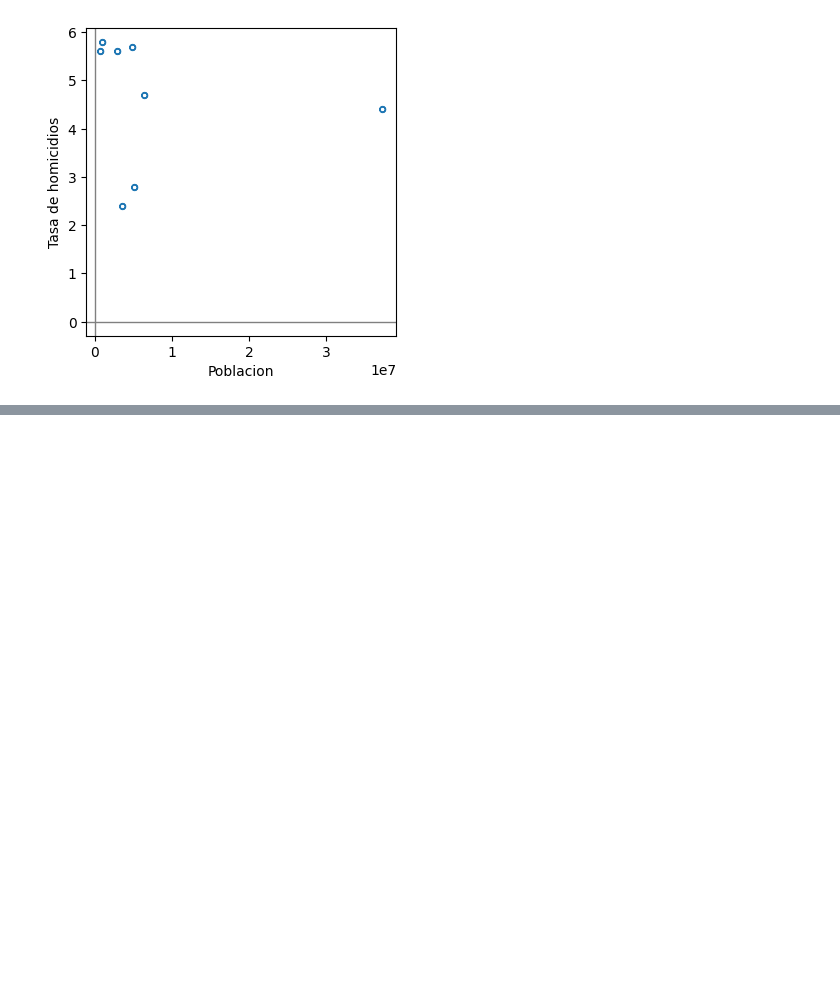
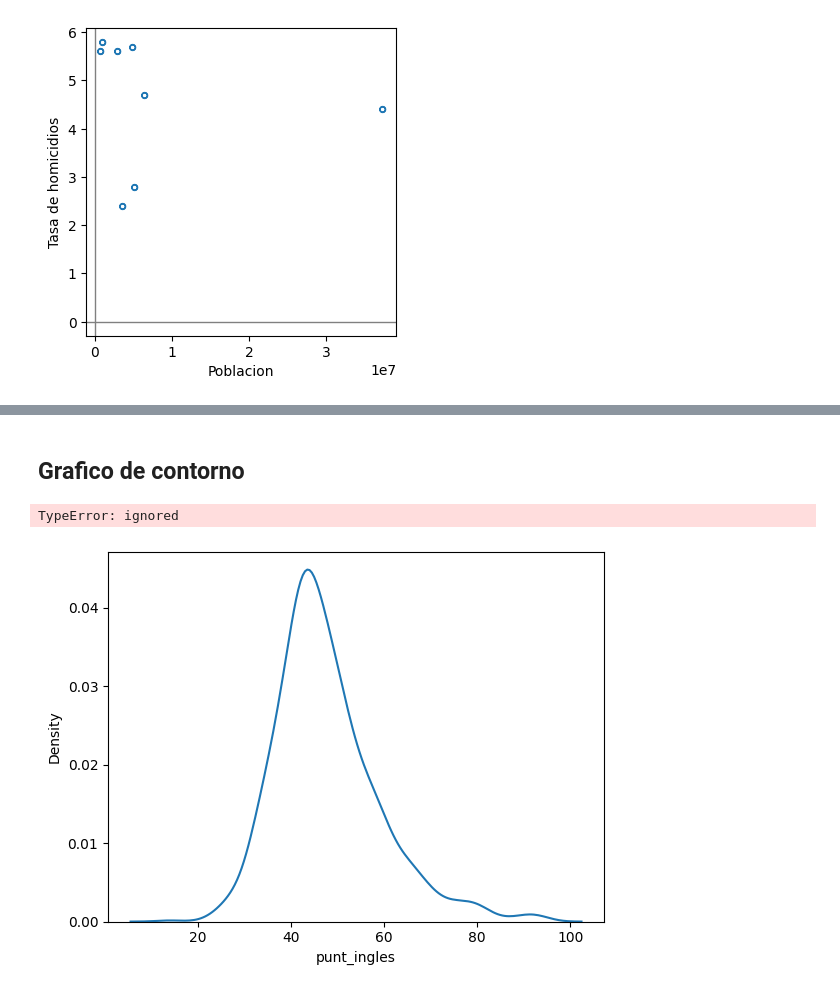
Before and after one commit to anfisbena/EstadisticaPracticaParaCienciaDeDatos, a Jupyter notebook: libro.ipynb, the cells around one changed output, grey strips where cells are left out. Drawn from its saved outputs; the diff is of its cells as text; code cells hidden in the pictures; blank space fills up the shorter version.

```diff
--- a/libro.ipynb
+++ b/libro.ipynb
@@ -420,0 +463,10 @@ ax.axvline(0,color='grey',lw=1)
+# %% [markdown]
+<h2>Grafico de contorno</h2>
+# %%
+import numpy as np
+sns.kdeplot(data.punt_ingles)
+ax.set_xlabel('puntaje Ingles')
+ax.set_ylabel('Total Puntaje')
+# %% [output]
+TypeError: ignored
+[figure, added]
```
Also changed, not shown: parts of 4 cells of this notebook.
